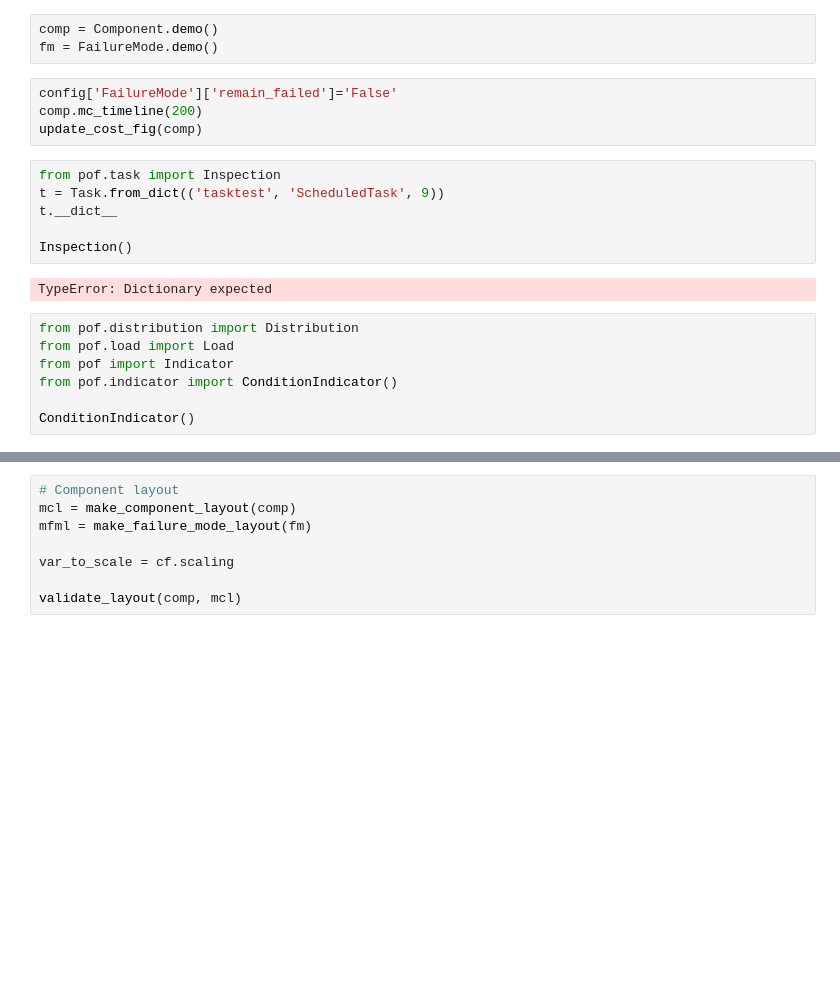
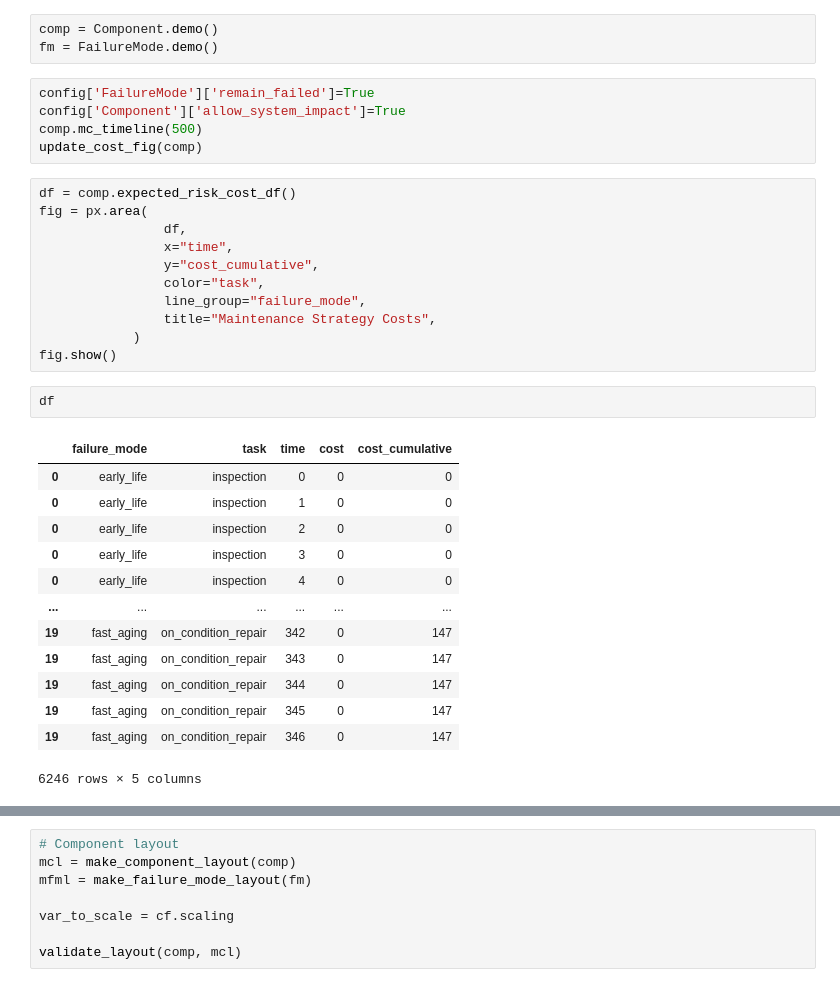
Before and after one commit to gavintreseder/pof, a Jupyter notebook: notebooks/dash.ipynb, the cells around one changed output, grey strips where cells are left out. Cells and saved outputs as stored; diff of their text form; blank space fills up the shorter version.

```diff
--- a/notebooks/dash.ipynb
+++ b/notebooks/dash.ipynb
@@ -82,24 +39,37 @@ from pof.interface.figures import update_condition_fig, update_cost_fig, update_
 comp = Component.demo()
 fm = FailureMode.demo()
 # %%
-config['FailureMode']['remain_failed']='False'
-comp.mc_timeline(200)
+config['FailureMode']['remain_failed']=True
+config['Component']['allow_system_impact']=True
+comp.mc_timeline(500)
 update_cost_fig(comp)
-# %%
-from pof.task import Inspection
-t = Task.from_dict(('tasktest', 'ScheduledTask', 9))
-t.__dict__
-
-Inspection()
-# %% [output]
-TypeError: Dictionary expected
-# %%
-from pof.distribution import Distribution
-from pof.load import Load
-from pof import Indicator
-from pof.indicator import ConditionIndicator()
-
-ConditionIndicator()
+# %%
+df = comp.expected_risk_cost_df()
+fig = px.area(
+                df,
+                x="time",
+                y="cost_cumulative",
+                color="task",
+                line_group="failure_mode",
+                title="Maintenance Strategy Costs",
+            )
+fig.show()
+# %%
+df
+# %% [output]
+|  | failure_mode | task | time | cost | cost_cumulative |
+| 0 | early_life | inspection | 0 | 0 | 0 |
+| 0 | early_life | inspection | 1 | 0 | 0 |
+| 0 | early_life | inspection | 2 | 0 | 0 |
+| 0 | early_life | inspection | 3 | 0 | 0 |
+| 0 | early_life | inspection | 4 | 0 | 0 |
+| ... | ... | ... | ... | ... | ... |
+| 19 | fast_aging | on_condition_repair | 342 | 0 | 147 |
+| 19 | fast_aging | on_condition_repair | 343 | 0 | 147 |
+| 19 | fast_aging | on_condition_repair | 344 | 0 | 147 |
+| 19 | fast_aging | on_condition_repair | 345 | 0 | 147 |
+| 19 | fast_aging | on_condition_repair | 346 | 0 | 147 |
+6246 rows × 5 columns
 # %%
 # Turn off logging
 logging.getLogger().setLevel(logging.INFO)
```
Also changed, not shown: parts of 19 cells of this notebook, 1 other file.
